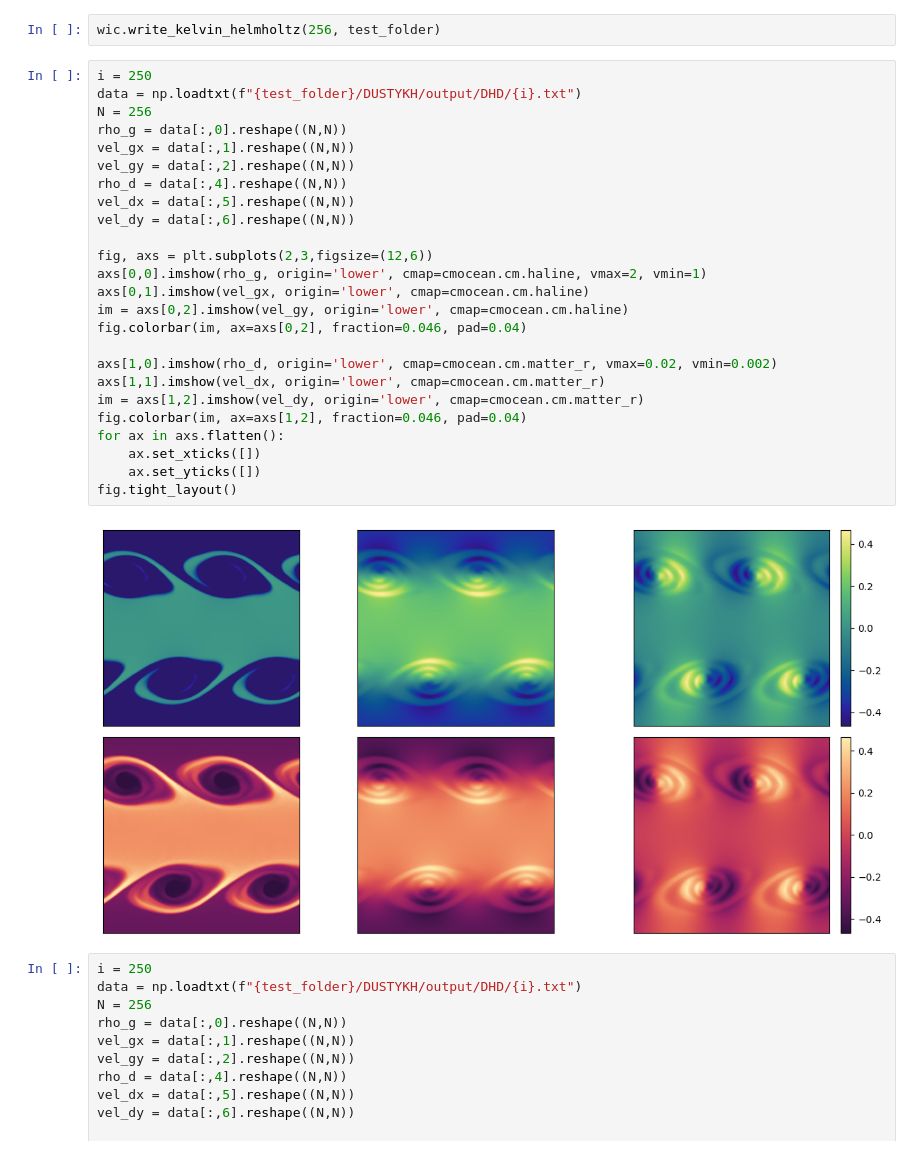
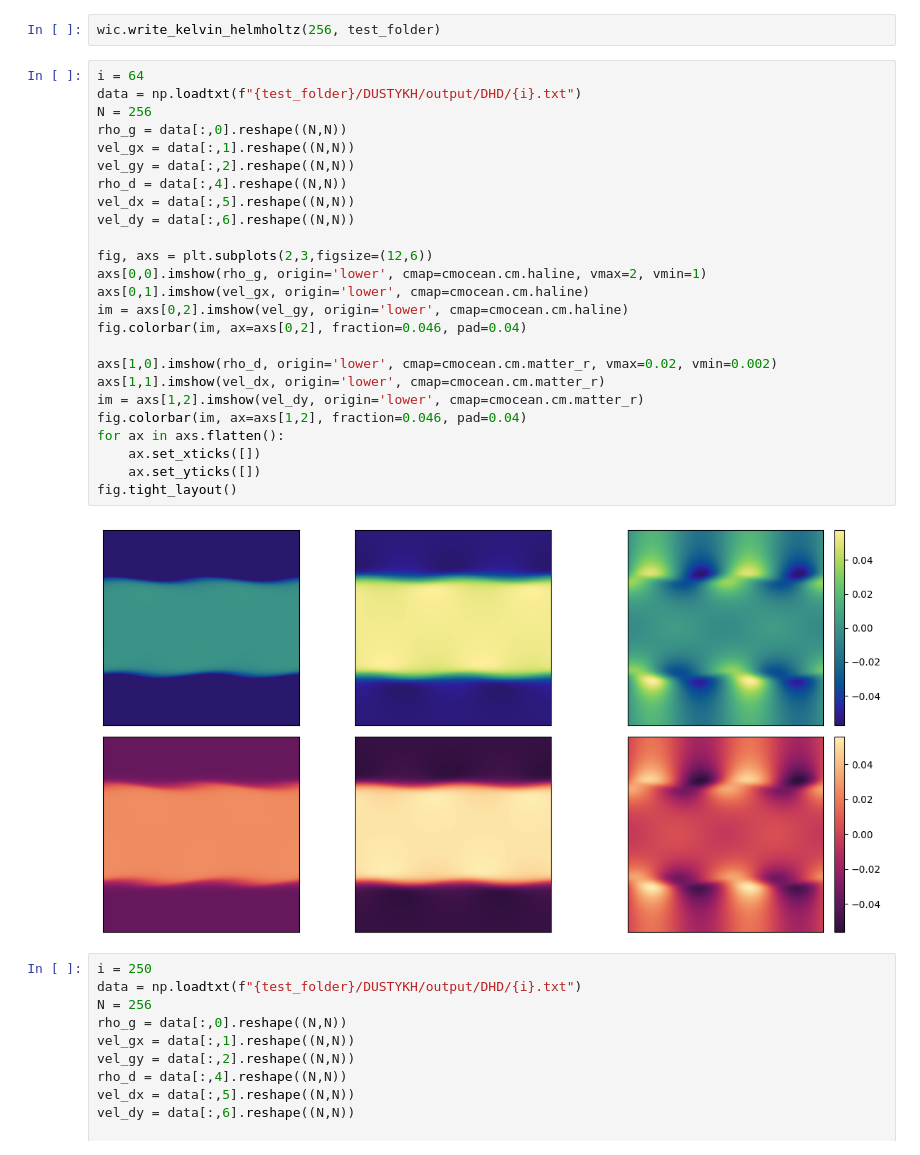
Before and after one commit to Giovanni-Tedeschi/pigpen, a Jupyter notebook: tests.ipynb, the cells around one changed output. Cells and saved outputs as stored; diff of their text form.

```diff
--- a/tests.ipynb
+++ b/tests.ipynb
@@ -613,32 +613,32 @@ p.write(f"{test_folder}/DUSTYKH/param.txt")
 # %%
 wic.write_kelvin_helmholtz(256, test_folder)
 # %%
-i = 250
+i = 64
 data = np.loadtxt(f"{test_folder}/DUSTYKH/output/DHD/{i}.txt")
 N = 256
 rho_g = data[:,0].reshape((N,N))
 vel_gx = data[:,1].reshape((N,N))
 vel_gy = data[:,2].reshape((N,N))
 rho_d = data[:,4].reshape((N,N))
 vel_dx = data[:,5].reshape((N,N))
 vel_dy = data[:,6].reshape((N,N))
 
 fig, axs = plt.subplots(2,3,figsize=(12,6))
 axs[0,0].imshow(rho_g, origin='lower', cmap=cmocean.cm.haline, vmax=2, vmin=1)
 axs[0,1].imshow(vel_gx, origin='lower', cmap=cmocean.cm.haline)
 im = axs[0,2].imshow(vel_gy, origin='lower', cmap=cmocean.cm.haline)
 fig.colorbar(im, ax=axs[0,2], fraction=0.046, pad=0.04)
 
 axs[1,0].imshow(rho_d, origin='lower', cmap=cmocean.cm.matter_r, vmax=0.02, vmin=0.002)
 axs[1,1].imshow(vel_dx, origin='lower', cmap=cmocean.cm.matter_r)
 im = axs[1,2].imshow(vel_dy, origin='lower', cmap=cmocean.cm.matter_r)
 fig.colorbar(im, ax=axs[1,2], fraction=0.046, pad=0.04)
 for ax in axs.flatten():
     ax.set_xticks([])
     ax.set_yticks([])
 fig.tight_layout()
 # %% [output]
-[figure, old version]
+[figure, new version]
 # %%
 i = 250
 data = np.loadtxt(f"{test_folder}/DUSTYKH/output/DHD/{i}.txt")
```
Also changed, not shown: 5 other files.
